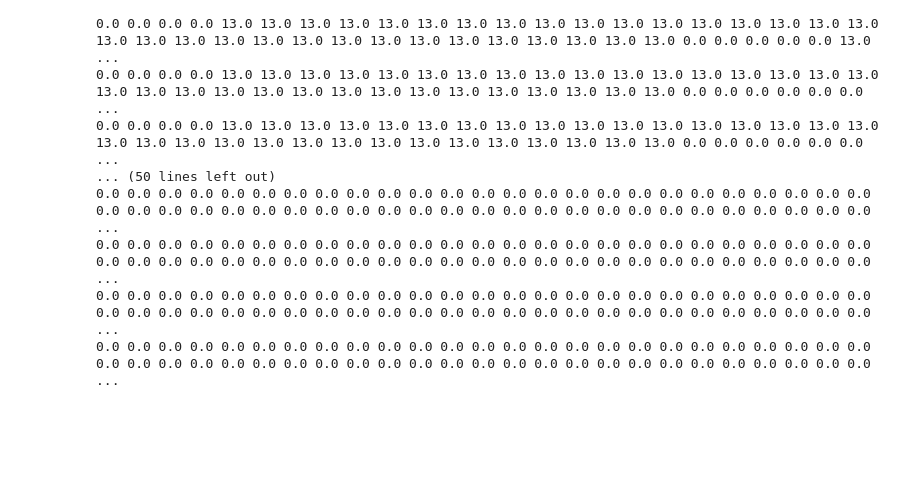
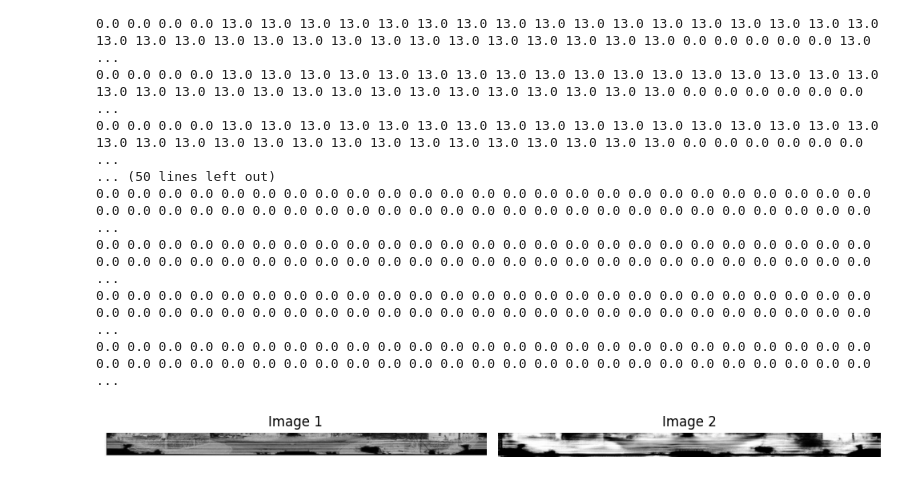
Before and after one commit to voodooed/RangeNet, a Jupyter notebook: Preprocessing/numpy_image.ipynb, the cells around one changed output. Drawn from its saved outputs; the diff is of its cells as text; code cells hidden in the pictures; blank space fills up the shorter version.

```diff
--- a/Preprocessing/numpy_image.ipynb
+++ b/Preprocessing/numpy_image.ipynb
@@ -344,3 +344,37 @@ Data:
 0.0 0.0 0.0 0.0 0.0 0.0 0.0 0.0 0.0 0.0 0.0 0.0 0.0 0.0 0.0 0.0 0.0 0.0 0.0 0.0 0.0 0.0 0.0 0.0 0.0 0.0 0.0 0.0 0.0 0.0 0.0 0.0 0.0 0.0 0.0 0.0 0.0 0.0 0.0 0.0 0.0 0.0 0.0 0.0 0.0 0.0 0.0 0.0 0.0 0.0  ...
 0.0 0.0 0.0 0.0 0.0 0.0 0.0 0.0 0.0 0.0 0.0 0.0 0.0 0.0 0.0 0.0 0.0 0.0 0.0 0.0 0.0 0.0 0.0 0.0 0.0 0.0 0.0 0.0 0.0 0.0 0.0 0.0 0.0 0.0 0.0 0.0 0.0 0.0 0.0 0.0 0.0 0.0 0.0 0.0 0.0 0.0 0.0 0.0 0.0 0.0  ...
 0.0 0.0 0.0 0.0 0.0 0.0 0.0 0.0 0.0 0.0 0.0 0.0 0.0 0.0 0.0 0.0 0.0 0.0 0.0 0.0 0.0 0.0 0.0 0.0 0.0 0.0 0.0 0.0 0.0 0.0 0.0 0.0 0.0 0.0 0.0 0.0 0.0 0.0 0.0 0.0 0.0 0.0 0.0 0.0 0.0 0.0 0.0 0.0 0.0 0.0  ...
+# %%
+import numpy as np
+import matplotlib.pyplot as plt
+
+def display_npy_images_grayscale(image_path1, image_path2):
+    # Load the images
+    image1 = np.load(image_path1)
+    image2 = np.load(image_path2)
+
+    # Create a figure and axis
+    fig, axs = plt.subplots(1, 2, figsize=(10, 5))
+
+    # Display the first image
+    axs[0].imshow(image1, cmap='gray')
+    axs[0].set_title('Image 1')
+    axs[0].axis('off')  # Hide the axis
+
+    # Display the second image
+    axs[1].imshow(image2, cmap='gray')
+    axs[1].set_title('Image 2')
+    axs[1].axis('off')  # Hide the axis
+
+    # Show the plot
+    plt.tight_layout()
+    plt.show()
+
+filename = '05_001536.npy'
+
+# Example usage
+image_path1 = f'/DATA2/Vivek/Data/Downstream Task/Test/test_lidar_intensity_gt/{filename}'
+image_path2 = f'/DATA2/Vivek/Data/Downstream Task/Test/test_lidar_cycle_intensity/{filename}'
+display_npy_images_grayscale(image_path1, image_path2)
+# %% [output]
+[figure, added]
```
Also changed, not shown: parts of 5 cells of this notebook.
